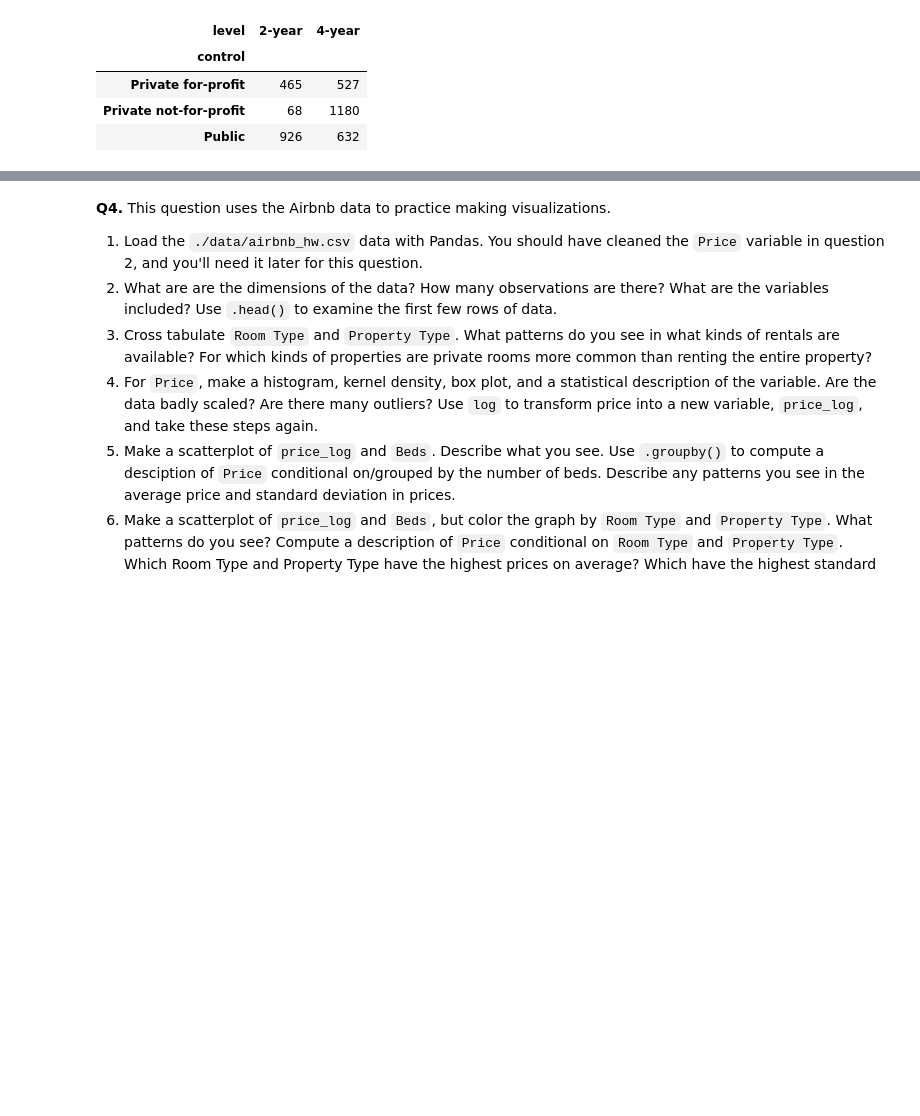
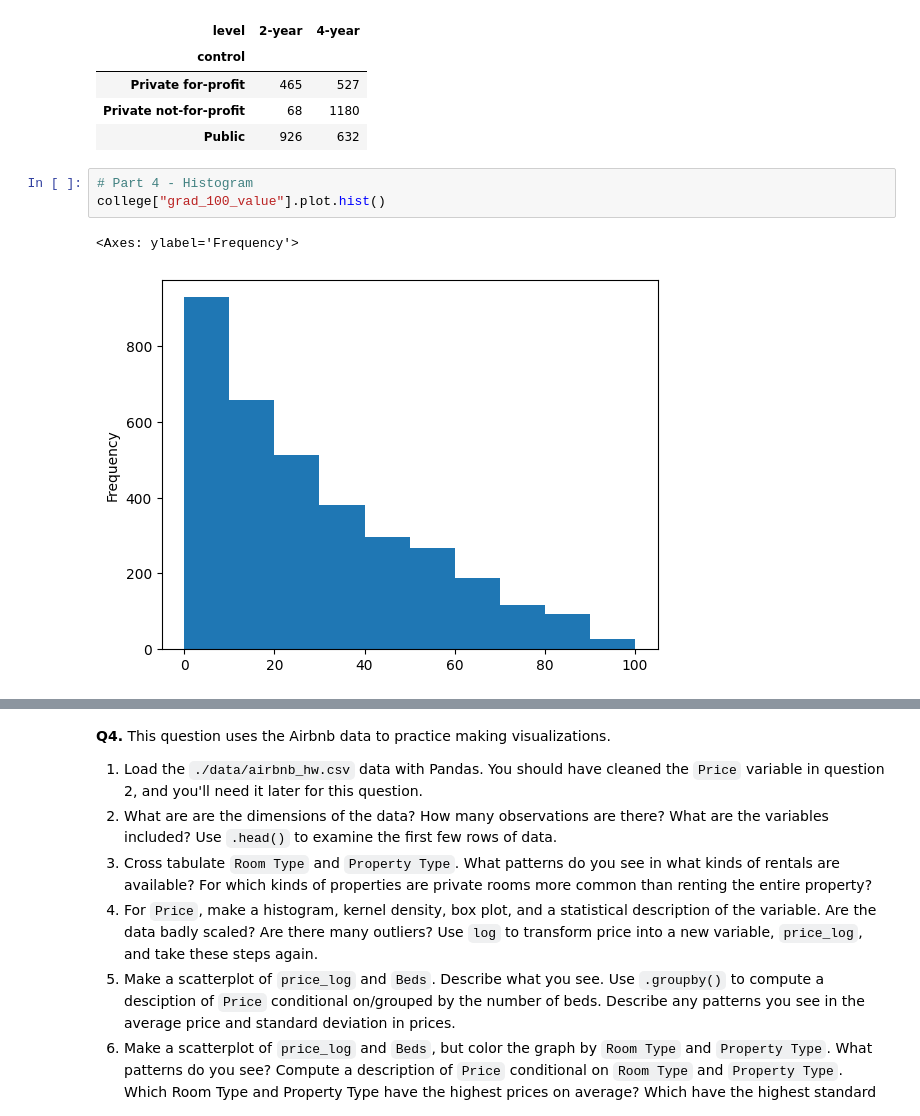
Before and after one commit to chrryyy/assignment2, a Jupyter notebook: assignment2.ipynb, the cells around one changed output, grey strips where cells are left out. Cells and saved outputs as stored; diff of their text form; blank space fills up the shorter version.

Commit message:
Q3 part 4 all plots and statistical description

```diff
--- a/assignment2.ipynb
+++ b/assignment2.ipynb
@@ -216,3 +216,9 @@ pd.crosstab(college["control"], college["level"])
 | Private for-profit | 465 | 527 |
 | Private not-for-profit | 68 | 1180 |
 | Public | 926 | 632 |
+# %%
+# Part 4 - Histogram
+college["grad_100_value"].plot.hist()
+# %% [output]
+<Axes: ylabel='Frequency'>
+[figure, added]
```
Also changed, not shown: parts of 3 cells of this notebook.
